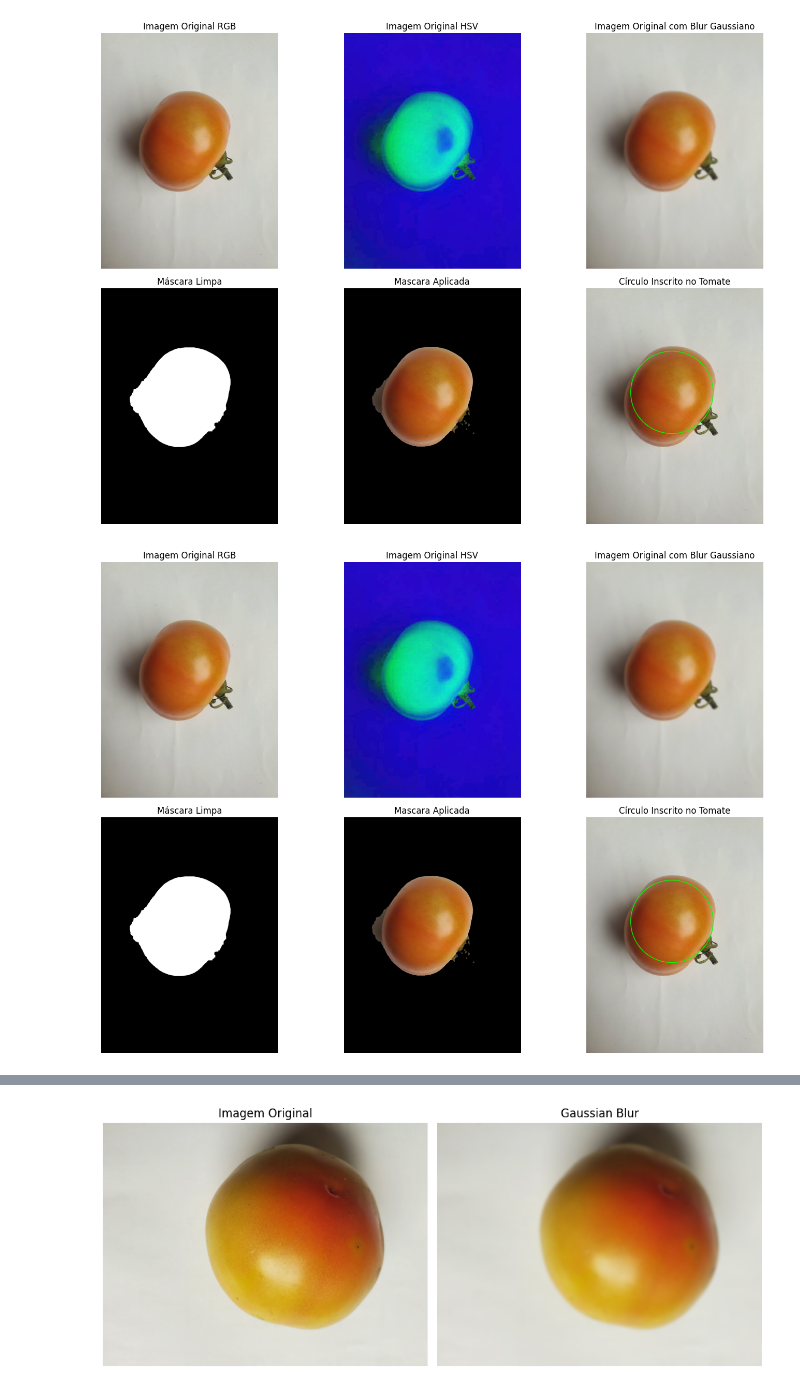
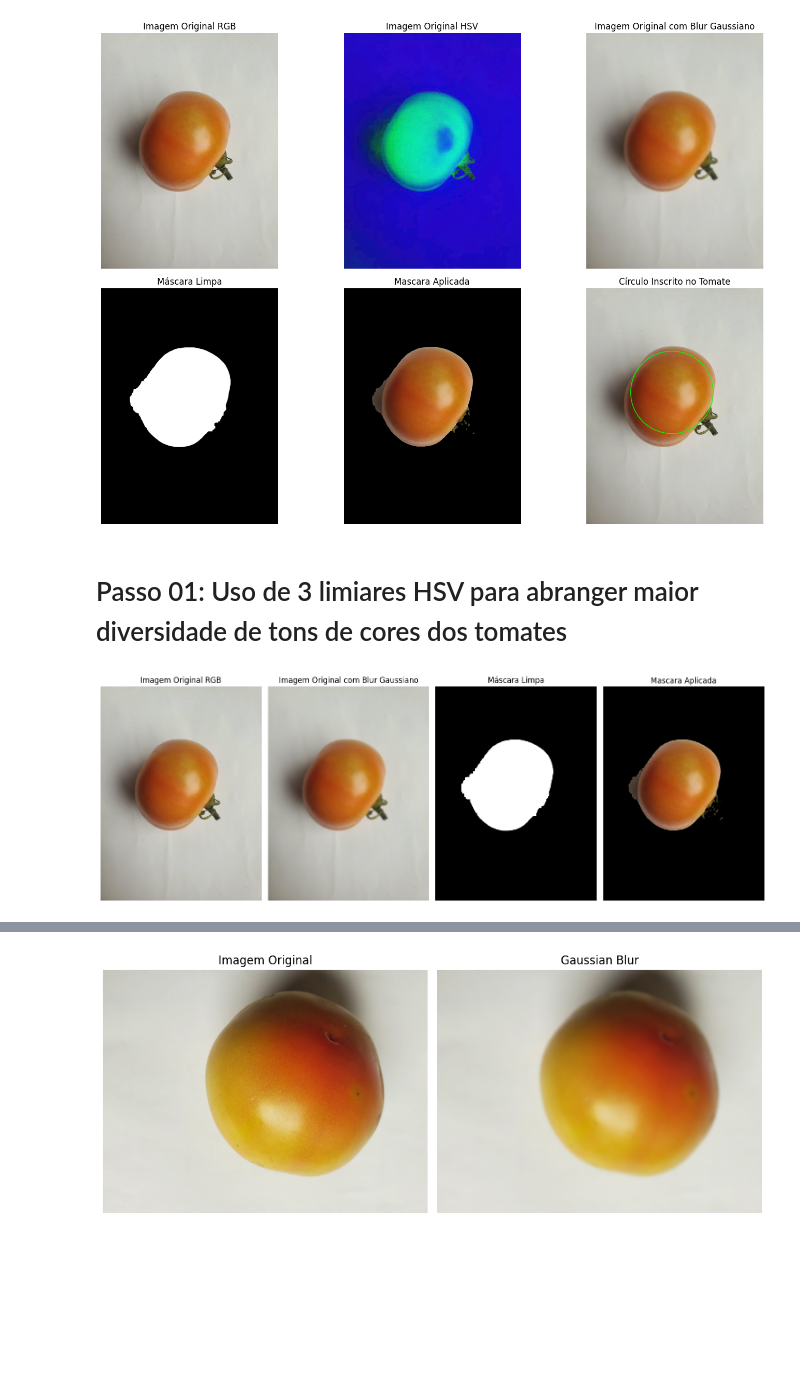
Before and after one commit to CizeLucas/Trabalho-SeminariosDeComputacao, a Jupyter notebook: dataset.ipynb, the cells around one changed output, grey strips where cells are left out. Cells and saved outputs as stored; diff of their text form; code cells hidden in the pictures; blank space fills up the shorter version.

```diff
--- a/dataset.ipynb
+++ b/dataset.ipynb
@@ -74,19 +110,17 @@ plt.tight_layout()
 plt.show()
 # %% [output]
 [figure]
+# %% [markdown]
+# Passo 01: Uso de 3 limiares HSV para abranger maior diversidade de tons de cores dos tomates
 # %%
-import cv2
-import numpy as np
-import matplotlib.pyplot as plt
-
-# --- 1. Carregar e converter a imagem ---
+# 1. Carregar e converter a imagem
 image = cv2.imread('./test_images/5.jpg')
 image_rgb = cv2.cvtColor(image, cv2.COLOR_BGR2RGB)
 image_hsv = cv2.cvtColor(image_rgb, cv2.COLOR_RGB2HSV)
 image_blurred_rgb = cv2.GaussianBlur(image_rgb, (17, 17), 0)
 image_blurred_hsv = cv2.cvtColor(image_blurred_rgb, cv2.COLOR_RGB2HSV)
 
-# Intervalos para vermelho
+# 2. Limiar de cores HSV para criar a máscara do tomate
 lower_red1 = np.array([0, 100, 50])
 upper_red1 = np.array([10, 255, 255])
 
@@ -96,67 +130,40 @@ upper_red2 = np.array([179, 255, 255])
 lower_red3 = np.array([0, 67, 50])
 upper_red3 = np.array([25, 255, 255])
 
-# Máscaras para as duas faixas
+# 3. Construção da Máscara apartir de todos os limiares
 mask1 = cv2.inRange(image_hsv, lower_red1, upper_red1)
 mask2 = cv2.inRange(image_hsv, lower_red2, upper_red2)
-mask3 = cv2.inRange(image_blurred_hsv, lower_red3, upper_red3)
+mask3 = cv2.inRange(image_hsv, lower_red3, upper_red3)
 mask = cv2.bitwise_or(mask1, mask2)
 mask = cv2.bitwise_or(mask, mask3)
 
-# Aplicar a máscara
+# 4. Aplicar a máscara
 result = cv2.bitwise_and(image_rgb, image_rgb, mask=mask)
 
-# --- 3. Limpeza da máscara com operações morfológicas ---
-kernel = np.ones((10, 10), np.uint8)
-mask_clean = cv2.morphologyEx(mask, cv2.MORPH_OPEN, kernel)
-mask_clean = cv2.morphologyEx(mask_clean, cv2.MORPH_CLOSE, kernel)
-
-# --- 4. Aplicar transformada de distância ---
-dist_transform = cv2.distanceTransform(mask_clean, cv2.DIST_L2, 5)
-minVal, maxVal, minLoc, maxLoc = cv2.minMaxLoc(dist_transform)
-
-# --- 5. Determinar o círculo inscrito ---
-circle_center = maxLoc               # Centro do maior círculo
-circle_radius = int(maxVal)          # Raio do maior círculo
-
-# --- 6. Desenhar o círculo na imagem original ---
-output = image_rgb.copy()
-cv2.circle(output, circle_center, circle_radius, (0, 255, 0), 2)
-
-# --- 7. Exibir resultados ---
+# Exibir resultados
 plt.figure(figsize=(15, 10))
 
-plt.subplot(2, 3, 1)
+plt.subplot(1, 4, 1)
 plt.imshow(image_rgb)
 plt.title("Imagem Original RGB")
 plt.axis('off')
 
-plt.subplot(2, 3, 2)
-plt.imshow(image_hsv)
-plt.title("Imagem Original HSV")
-plt.axis('off')
-
-plt.subplot(2, 3, 3)
+plt.subplot(1, 4, 2)
 plt.imshow(image_blurred_rgb)
 plt.title("Imagem Original com Blur Gaussiano")
 plt.axis('off')
 
-plt.subplot(2, 3, 4)
+plt.subplot(1, 4, 3)
 plt.imshow(mask_clean, cmap='gray')
 plt.title("Máscara Limpa")
 plt.axis('off')
 
-plt.subplot(2, 3, 5)
+plt.subplot(1, 4, 4)
 plt.imshow(result)
 plt.title("Mascara Aplicada")
 plt.axis('off')
 
-plt.subplot(2, 3, 6)
-plt.imshow(output)
-plt.title("Círculo Inscrito no Tomate")
-plt.axis('off')
-
 plt.tight_layout()
 plt.show()
 # %% [output]
-[figure, old version]
+[figure, new version]
```
Also changed, not shown: parts of 7 cells of this notebook.
